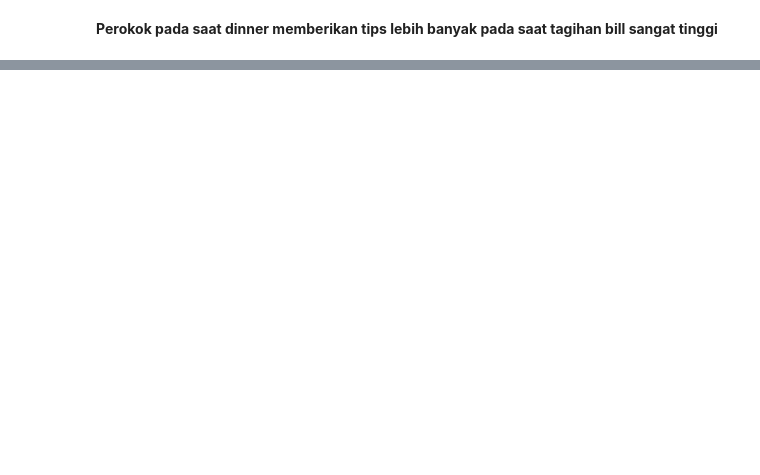
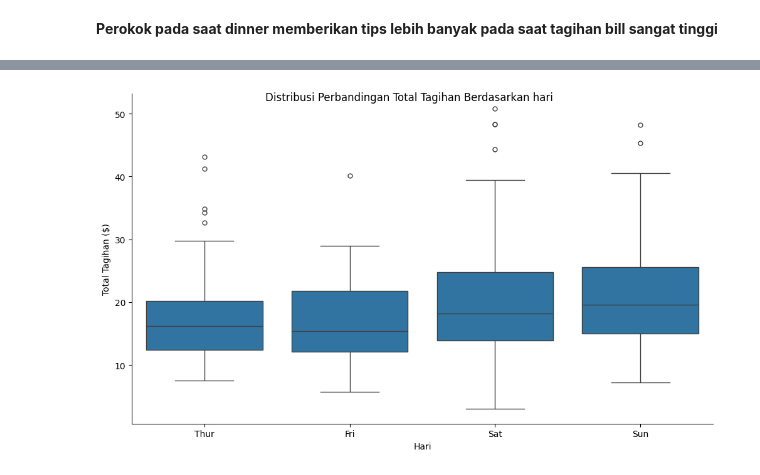
Before and after one commit to Aris0506/Python-Data-Analysis-Project-learning-journey, a Jupyter notebook: 00 mini project/07 Introduction to seaborn/analisis_eksplorasi_data_restoran.ipynb, the cells around one changed output, grey strips where cells are left out. Cells and saved outputs as stored; diff of their text form; code cells hidden in the pictures; blank space fills up the shorter version.

```diff
--- a/00 mini project/07 Introduction to seaborn/analisis_eksplorasi_data_restoran.ipynb
+++ b/00 mini project/07 Introduction to seaborn/analisis_eksplorasi_data_restoran.ipynb
@@ -79,0 +86,14 @@ Analisis: Hari apa yang memiliki median tagihan tertinggi? Hari apa yang memilik
+# %%
+plot2 = sns.catplot(kind='box',
+            data=tips,
+            x='day',
+            y='total_bill',
+            height=6,
+            aspect=10/6)
+
+plot2.set_axis_labels('Hari', 'Total Tagihan ($)')
+plot2.fig.suptitle('Distribusi Perbandingan Total Tagihan Berdasarkan hari')
+
+plt.show()
+# %% [output]
+[figure, added]
```
Also changed, not shown: parts of 7 cells of this notebook, 2 other files.
